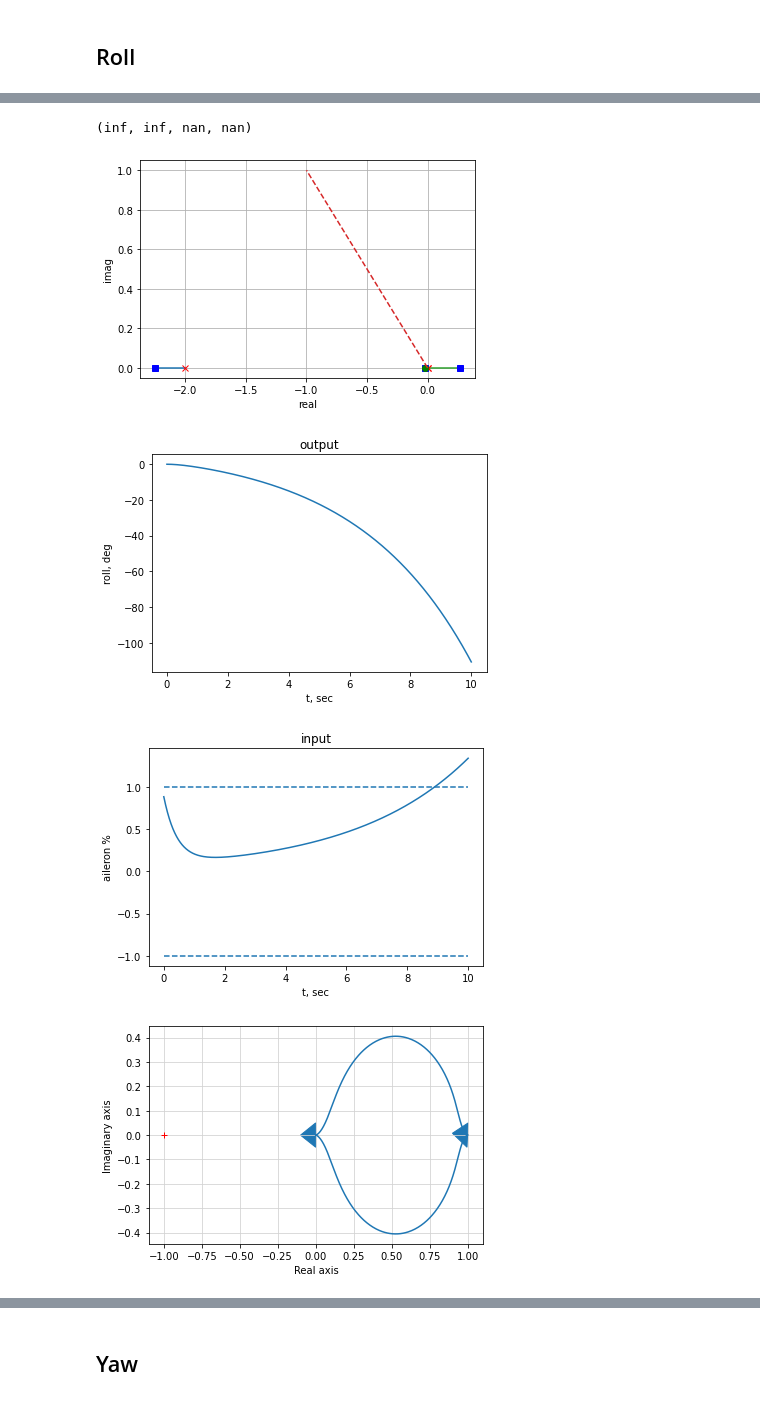
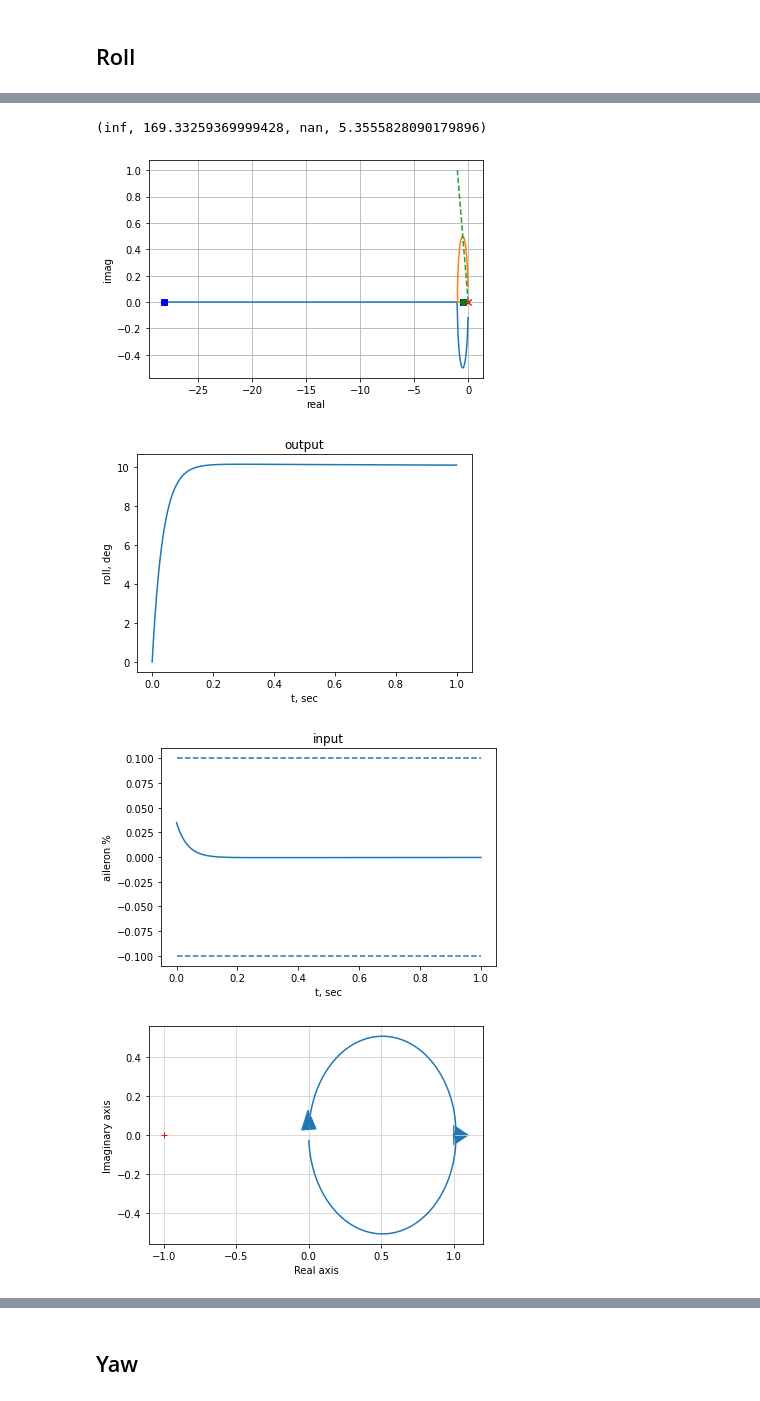
Before and after one commit to jgoppert/aae451-notebook, a Jupyter notebook: 6-Simulation/Trim.ipynb, the cells around one changed output, grey strips where cells are left out. Cells and saved outputs as stored; diff of their text form; code cells hidden in the pictures.

```diff
--- a/6-Simulation/Trim.ipynb
+++ b/6-Simulation/Trim.ipynb
@@ -357,8 +498,9 @@ sys = control.ss(*linearize(
     dx=1e-3,
     n_round=3
 ))
+rad2deg = 180/np.pi
 s = control.tf([1, 0], [1])
-G_aileron_to_roll = -clean_tf(control.minreal(control.ss2tf(sys), 1e-3))/s
+G_aileron_to_roll = rad2deg*clean_tf(control.minreal(control.ss2tf(sys), 1e-3))/s
 G_aileron_to_roll
 # %% [output]
 0 states have been removed from the model
@@ -366,41 +508,41 @@ $$\frac{-0.111}{s^2}$$
 # %%
-H_aileron_to_roll = 5*(0.01 + 1*s/(s+2))
+H_aileron_to_roll = 0.1*(s/0.5 + 1)
 
 plt.figure()
 rootlocus(G_aileron_to_roll*H_aileron_to_roll)
 plt.plot([0, -1], [0, 1], '--')
 
 Gc_aileron_to_roll  = G_aileron_to_roll*H_aileron_to_roll/(1 + G_aileron_to_roll*H_aileron_to_roll)
 
 
 plt.figure()
 step_size = 10
-t, y = control.step_response(step_size*Gc_aileron_to_roll, T=np.linspace(0, 10, 1000));
+t, y = control.step_response(step_size*Gc_aileron_to_roll, T=np.linspace(0, 1, 1000));
 plt.plot(t, y)
 plt.xlabel('t, sec')
 plt.ylabel('roll, deg')
 plt.title('output')
 
 plt.figure()
 # actual error was computed in radians, so, converting back here
 e = np.deg2rad(step_size-y)
 t, u, _= control.forced_response(H_aileron_to_roll, T=t, U=e)
-plt.hlines([-1, 1], t[0], t[-1], linestyles='dashed')
+plt.hlines([-0.1, 0.1], t[0], t[-1], linestyles='dashed')
 plt.plot(t, u)
 plt.xlabel('t, sec')
 plt.ylabel('aileron %')
 plt.title('input')
 
 plt.figure()
 control.nyquist(Gc_aileron_to_roll, omega=np.logspace(-3, 3, 1000));
 
 plt.figure(figsize=(15, 7))
 control.gangof4(G_aileron_to_roll, H_aileron_to_roll, Hz=True, dB=True)
 
 control.margin(Gc_aileron_to_roll)
 # %% [output]
-(inf, inf, nan, nan)
+(inf, 169.33259369999428, nan, 5.3555828090179896)
-[figure, old version]
+[figure, new version]
-[figure, old version]
+[figure, new version]
-[figure, old version]
+[figure, new version]
-[figure, old version]
+[figure, new version]
```
Also changed, not shown: parts of 26 cells of this notebook, 7 other files.
